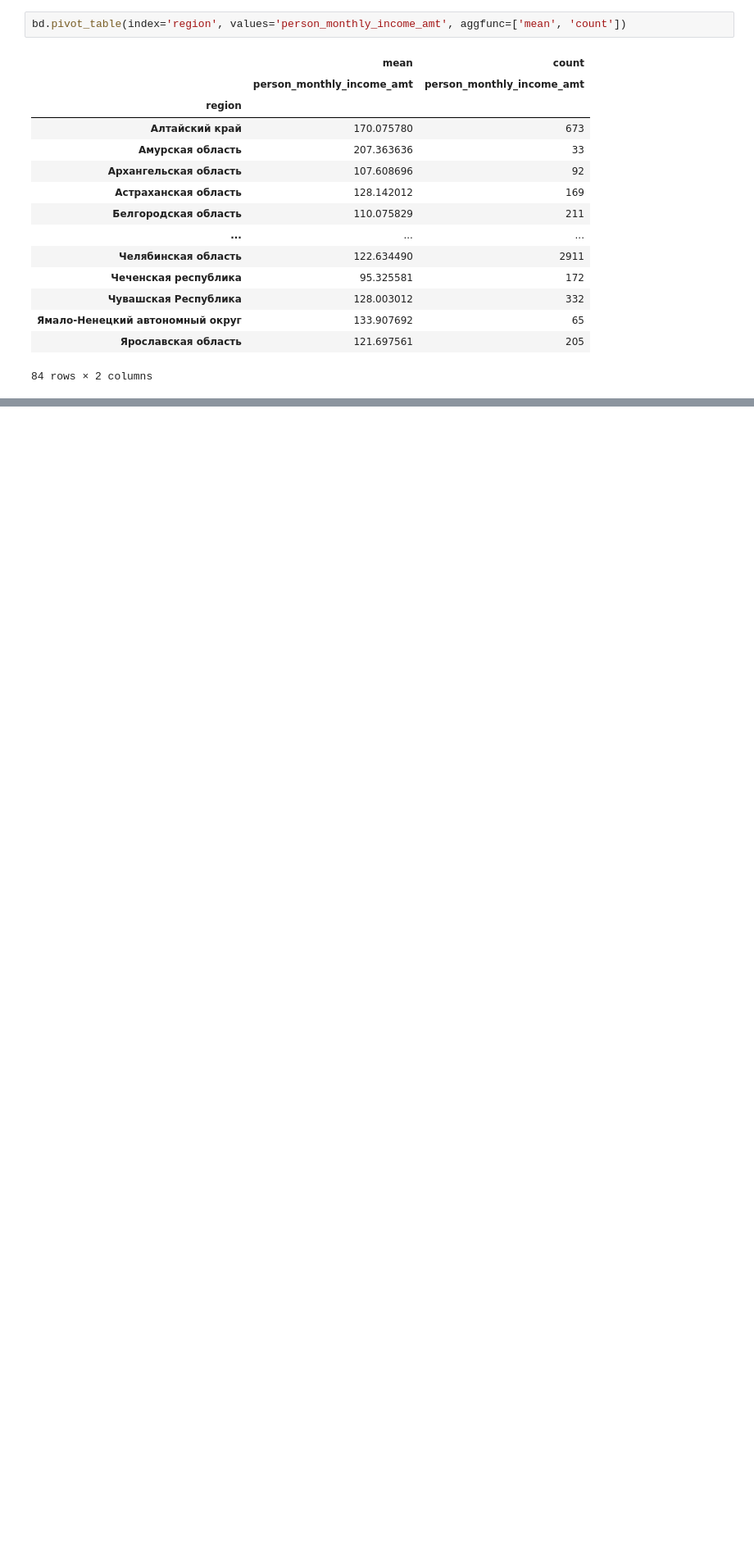
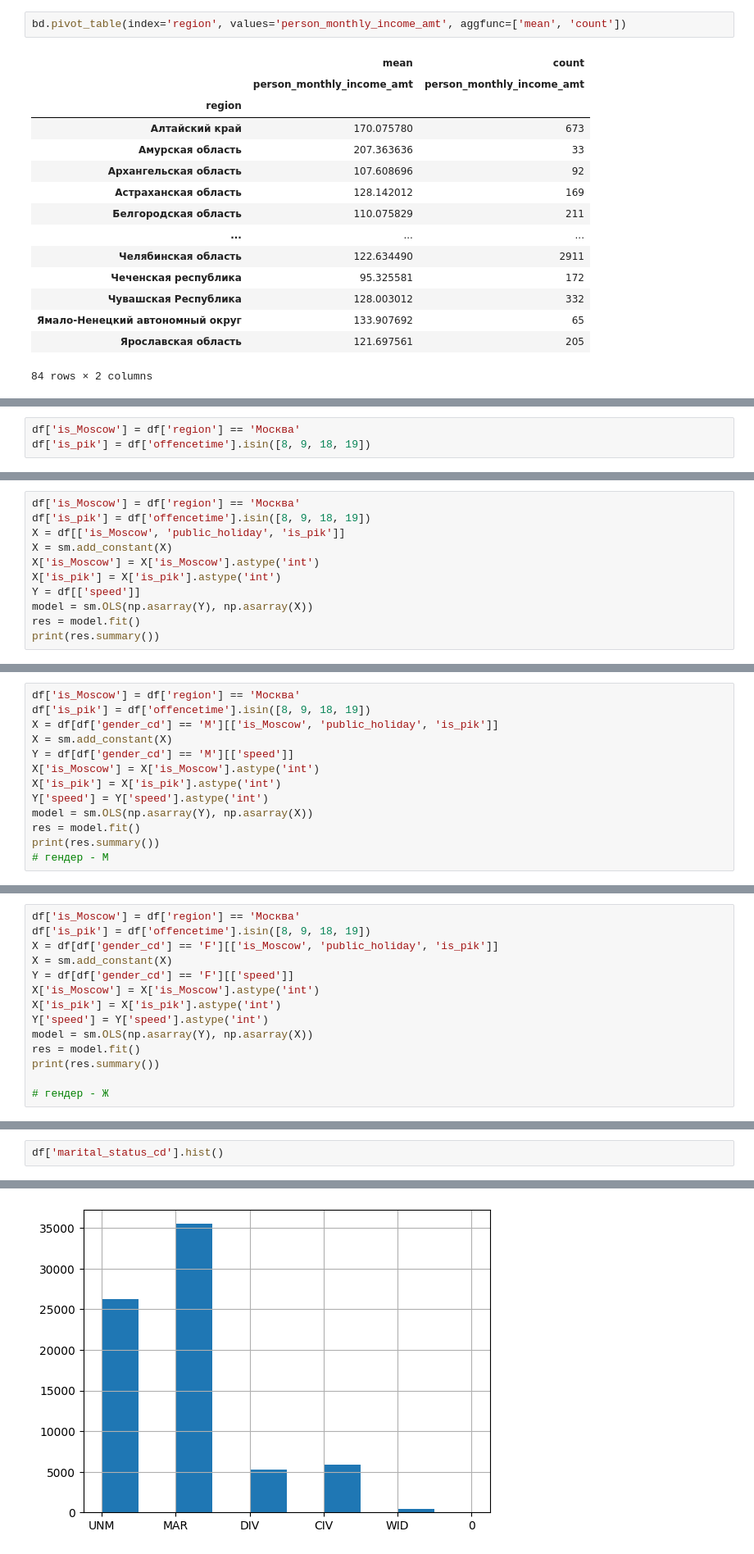
Before and after one commit to ssd2008/nn2024, a Jupyter notebook: workzone.ipynb, the cells around one changed output, grey strips where cells are left out. Shown at 82% size. Cells and saved outputs as stored; diff of their text form; blank space fills up the shorter version.

```diff
--- a/workzone.ipynb
+++ b/workzone.ipynb
@@ -179,0 +375,3 @@ Name: offenceshortstatement, Length: 97302, dtype: object>
+# %%
+df['is_Moscow'] = df['region'] == 'Москва'
+df['is_pik'] = df['offencetime'].isin([8, 9, 18, 19])
@@ -179,0 +424,11 @@ Name: offenceshortstatement, Length: 97302, dtype: object>
+# %%
+df['is_Moscow'] = df['region'] == 'Москва'
+df['is_pik'] = df['offencetime'].isin([8, 9, 18, 19])
+X = df[['is_Moscow', 'public_holiday', 'is_pik']]
+X = sm.add_constant(X)
+X['is_Moscow'] = X['is_Moscow'].astype('int')
+X['is_pik'] = X['is_pik'].astype('int')
+Y = df[['speed']]
+model = sm.OLS(np.asarray(Y), np.asarray(X))
+res = model.fit()
+print(res.summary())
@@ -179,0 +437,13 @@ Name: offenceshortstatement, Length: 97302, dtype: object>
+# %%
+df['is_Moscow'] = df['region'] == 'Москва'
+df['is_pik'] = df['offencetime'].isin([8, 9, 18, 19])
+X = df[df['gender_cd'] == 'M'][['is_Moscow', 'public_holiday', 'is_pik']]
+X = sm.add_constant(X)
+Y = df[df['gender_cd'] == 'M'][['speed']]
+X['is_Moscow'] = X['is_Moscow'].astype('int')
+X['is_pik'] = X['is_pik'].astype('int')
+Y['speed'] = Y['speed'].astype('int')
+model = sm.OLS(np.asarray(Y), np.asarray(X))
+res = model.fit()
+print(res.summary())
+# гендер - М
@@ -179,0 +468,14 @@ Name: offenceshortstatement, Length: 97302, dtype: object>
+# %%
+df['is_Moscow'] = df['region'] == 'Москва'
+df['is_pik'] = df['offencetime'].isin([8, 9, 18, 19])
+X = df[df['gender_cd'] == 'F'][['is_Moscow', 'public_holiday', 'is_pik']]
+X = sm.add_constant(X)
+Y = df[df['gender_cd'] == 'F'][['speed']]
+X['is_Moscow'] = X['is_Moscow'].astype('int')
+X['is_pik'] = X['is_pik'].astype('int')
+Y['speed'] = Y['speed'].astype('int')
+model = sm.OLS(np.asarray(Y), np.asarray(X))
+res = model.fit()
+print(res.summary())
+
+# гендер - Ж
@@ -179,0 +500,3 @@ Name: offenceshortstatement, Length: 97302, dtype: object>
+# %%
+df['marital_status_cd'].hist()
+# %% [output]
@@ -179,0 +504 @@ Name: offenceshortstatement, Length: 97302, dtype: object>
+[figure, added]
```
Also changed, not shown: parts of 62 cells of this notebook, 1 other file.
